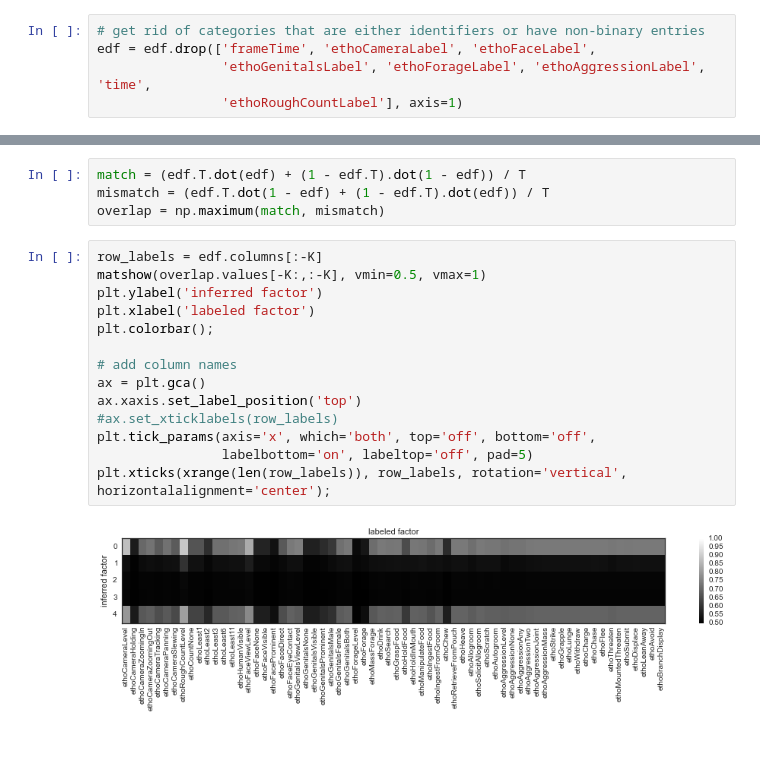
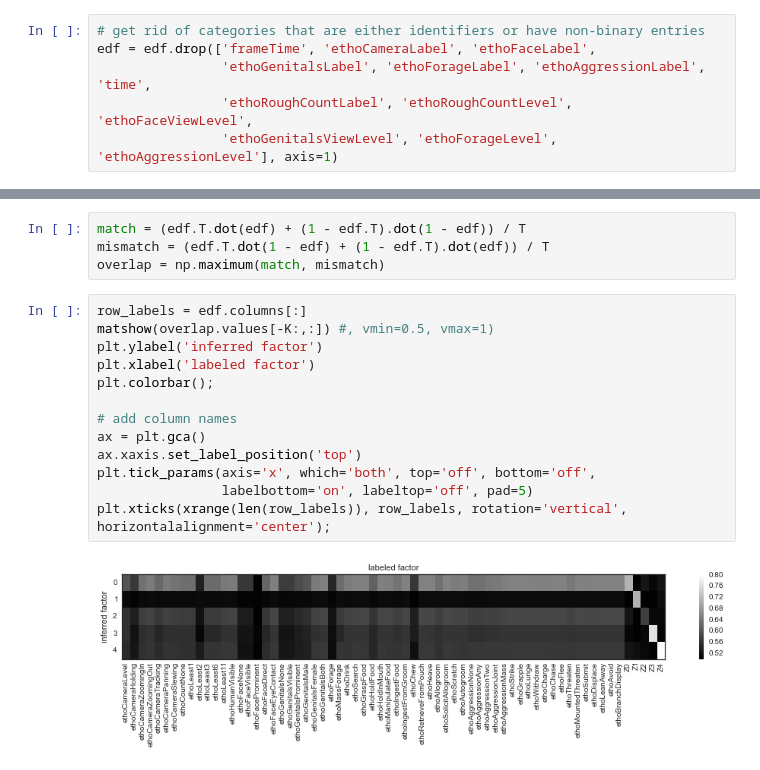
Before and after one commit to pearsonlab/spiketopics, a Jupyter notebook: explore_inferred_etho.ipynb, the cells around one changed output, grey strips where cells are left out. Drawn from its saved outputs; the diff is of its cells as text.

```diff
--- a/explore_inferred_etho.ipynb
+++ b/explore_inferred_etho.ipynb
@@ -185,7 +186,8 @@ Index([u'frameTime', u'ethoCameraLabel', u'ethoCameraLevel', u'ethoCameraHolding
 # get rid of categories that are either identifiers or have non-binary entries
 edf = edf.drop(['frameTime', 'ethoCameraLabel', 'ethoFaceLabel',
                 'ethoGenitalsLabel', 'ethoForageLabel', 'ethoAggressionLabel', 'time',
-                'ethoRoughCountLabel'], axis=1)
+                'ethoRoughCountLabel', 'ethoRoughCountLevel', 'ethoFaceViewLevel',
+                'ethoGenitalsViewLevel', 'ethoForageLevel', 'ethoAggressionLevel'], axis=1)
 # %%
 edf.head()
 # %% [output]
@@ -215,19 +222,18 @@ match = (edf.T.dot(edf) + (1 - edf.T).dot(1 - edf)) / T
 mismatch = (edf.T.dot(1 - edf) + (1 - edf.T).dot(edf)) / T
 overlap = np.maximum(match, mismatch)
 # %%
-row_labels = edf.columns[:-K]
-matshow(overlap.values[-K:,:-K], vmin=0.5, vmax=1)
+row_labels = edf.columns[:]
+matshow(overlap.values[-K:,:]) #, vmin=0.5, vmax=1)
 plt.ylabel('inferred factor')
 plt.xlabel('labeled factor')
 plt.colorbar();
 
 # add column names
 ax = plt.gca()
 ax.xaxis.set_label_position('top')
-#ax.set_xticklabels(row_labels)
 plt.tick_params(axis='x', which='both', top='off', bottom='off',
                 labelbottom='on', labeltop='off', pad=5)
 plt.xticks(xrange(len(row_labels)), row_labels, rotation='vertical', horizontalalignment='center');
 # %% [output]
-[figure, old version]
+[figure, new version]
 # %%
```
Also changed, not shown: parts of 12 cells of this notebook.
